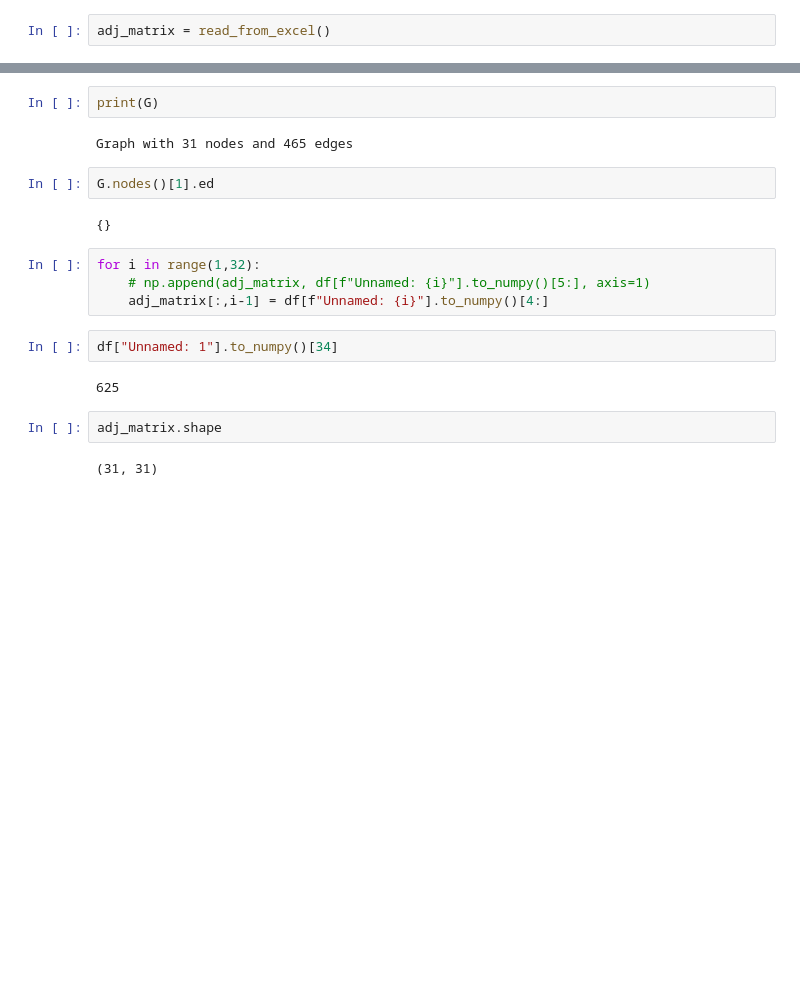
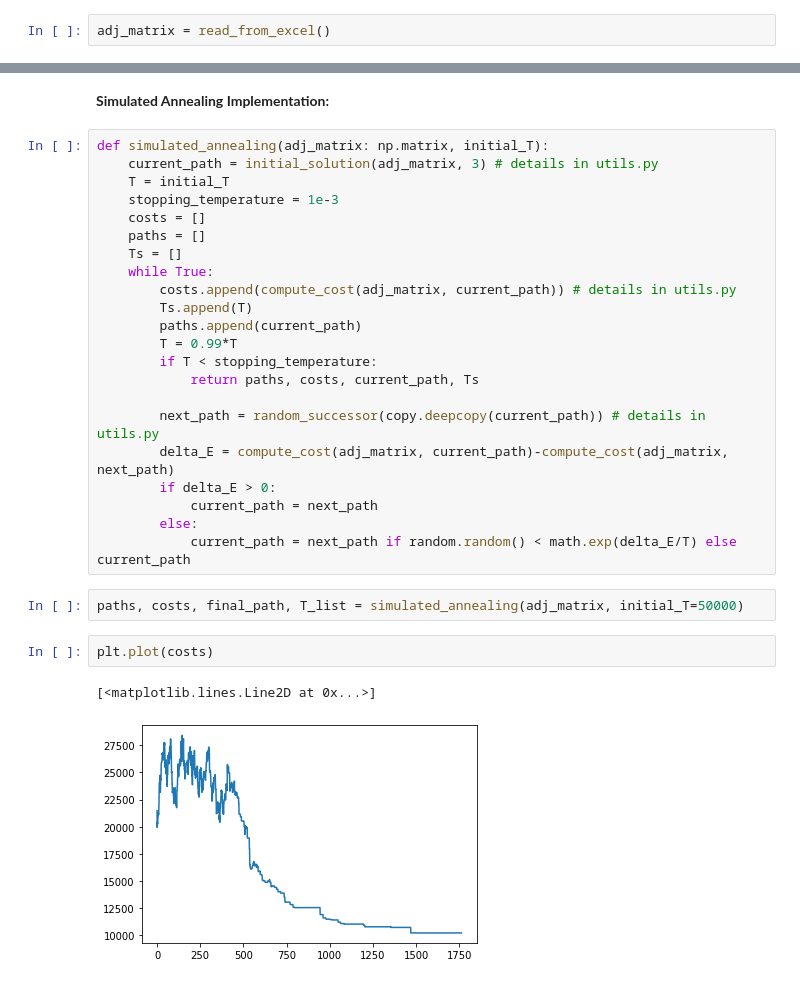
Before and after one commit to AhmadrezaHadi/Artificial-Intelligence-Homeworks, a Jupyter notebook: 2/main.ipynb, the cells around one changed output, grey strips where cells are left out. Saved outputs shown, nothing was run; the diff lists cells and outputs as text; blank space fills up the shorter version.

```diff
--- a/2/main.ipynb
+++ b/2/main.ipynb
@@ -13,21 +16,32 @@ adj_matrix[30,29]
-# %%
-print(G)
-# %% [output]
-Graph with 31 nodes and 465 edges
-# %%
-G.nodes()[1].ed
-# %% [output]
-{}
+# %% [markdown]
+**Simulated Annealing Implementation:**
 # %%
-for i in range(1,32):
-    # np.append(adj_matrix, df[f"Unnamed: {i}"].to_numpy()[5:], axis=1)
-    adj_matrix[:,i-1] = df[f"Unnamed: {i}"].to_numpy()[4:]
+def simulated_annealing(adj_matrix: np.matrix, initial_T):
+    current_path = initial_solution(adj_matrix, 3) # details in utils.py
+    T = initial_T
+    stopping_temperature = 1e-3
+    costs = []
+    paths = []
+    Ts = []
+    while True:
+        costs.append(compute_cost(adj_matrix, current_path)) # details in utils.py
+        Ts.append(T)
+        paths.append(current_path)
+        T = 0.99*T
+        if T < stopping_temperature:
+            return paths, costs, current_path, Ts
+
+        next_path = random_successor(copy.deepcopy(current_path)) # details in utils.py
+        delta_E = compute_cost(adj_matrix, current_path)-compute_cost(adj_matrix, next_path)
+        if delta_E > 0:
+            current_path = next_path
+        else:
+            current_path = next_path if random.random() < math.exp(delta_E/T) else current_path
 # %%
-df["Unnamed: 1"].to_numpy()[34]
+paths, costs, final_path, T_list = simulated_annealing(adj_matrix, initial_T=50000)
-# %% [output]
-625
 # %%
-adj_matrix.shape
+plt.plot(costs)
 # %% [output]
-(31, 31)
+[<matplotlib.lines.Line2D at 0x...>]
+[figure, added]
 # %%
```
Also changed, not shown: parts of 9 cells of this notebook, 1 other file.
